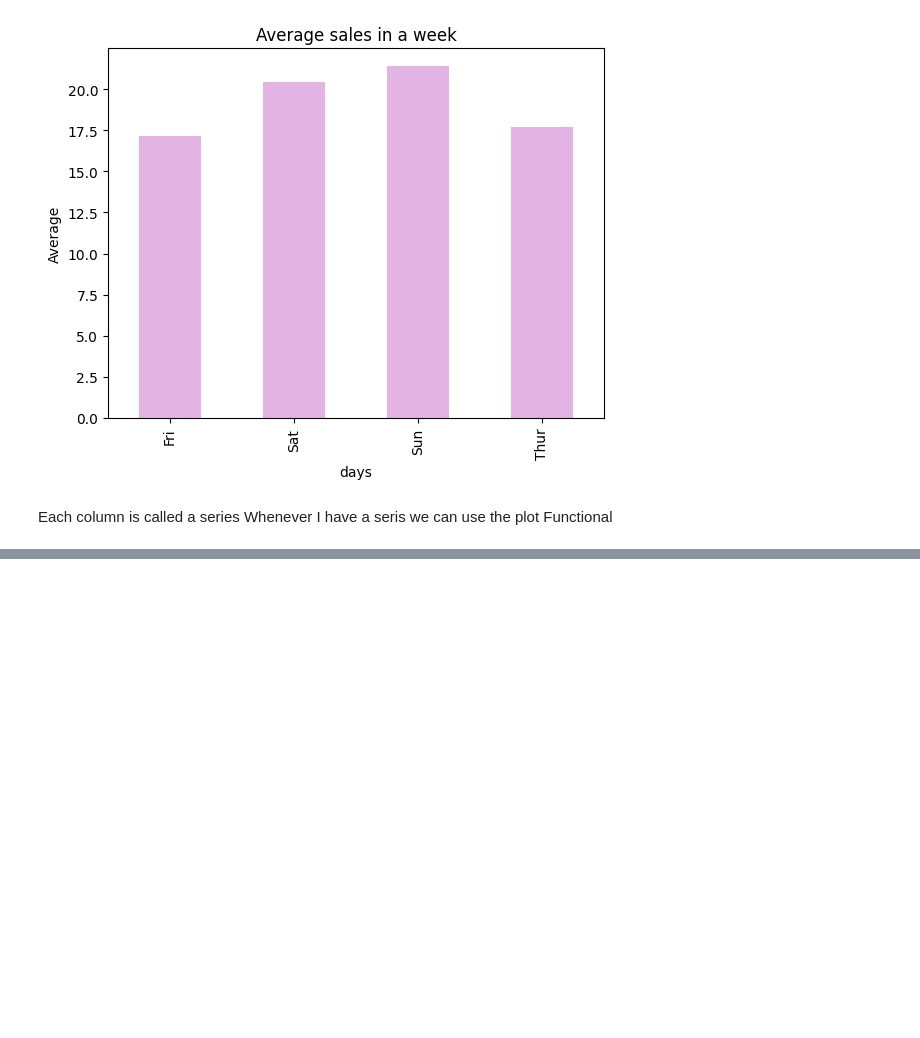
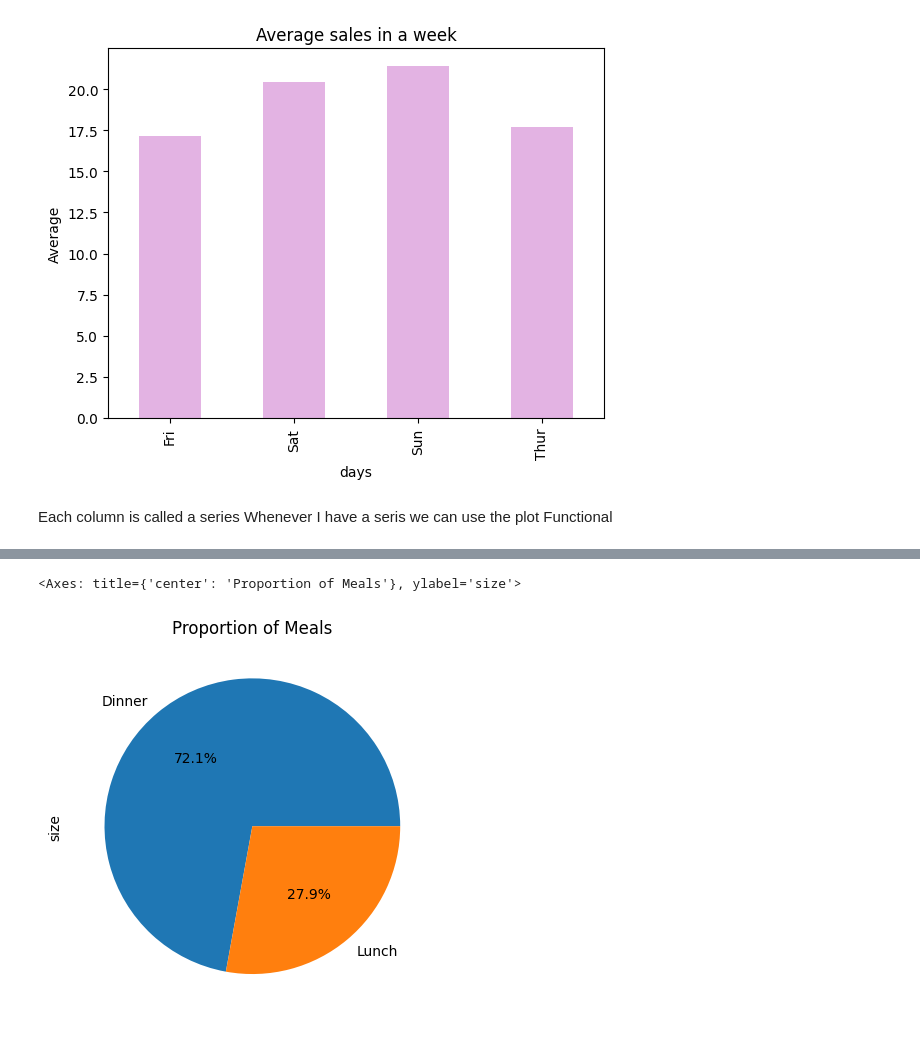
Before and after one commit to Vuyo17Sanlam/python-2025, a Jupyter notebook: Week5_Day3/notes.ipynb, the cells around one changed output, grey strips where cells are left out. Drawn from its saved outputs; the diff is of its cells as text; code cells hidden in the pictures; blank space fills up the shorter version.

```diff
--- a/Week5_Day3/notes.ipynb
+++ b/Week5_Day3/notes.ipynb
@@ -307,0 +309,10 @@ SyntaxError: invalid syntax. Perhaps you forgot a comma? (1197778970.py, line 4)
+# %%
+series1 = tips_df.groupby('time')['size'].count()
+series1.plot(
+    kind="pie",
+    title="Proportion of Meals",
+    autopct="%1.1f%%",
+)
+# %% [output]
+<Axes: title={'center': 'Proportion of Meals'}, ylabel='size'>
+[figure, added]
```
Also changed, not shown: parts of 4 cells of this notebook.
